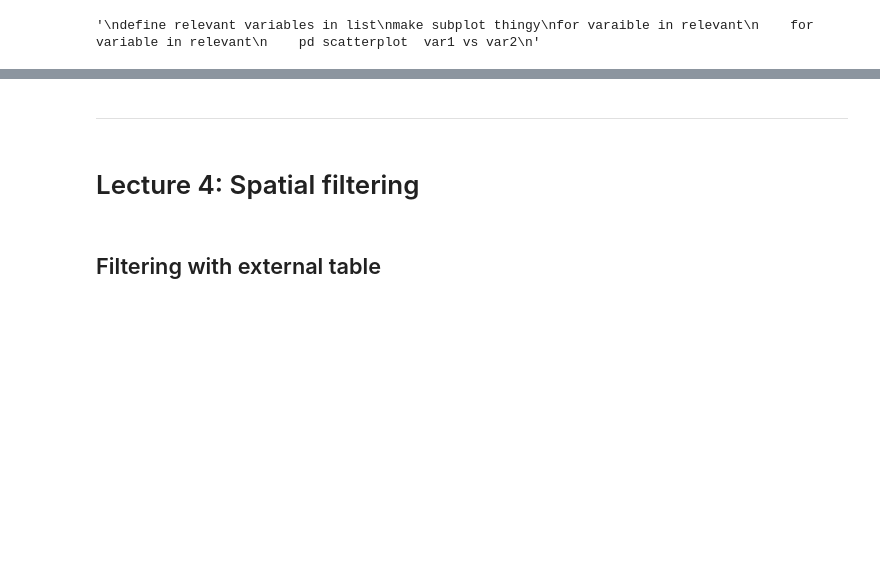
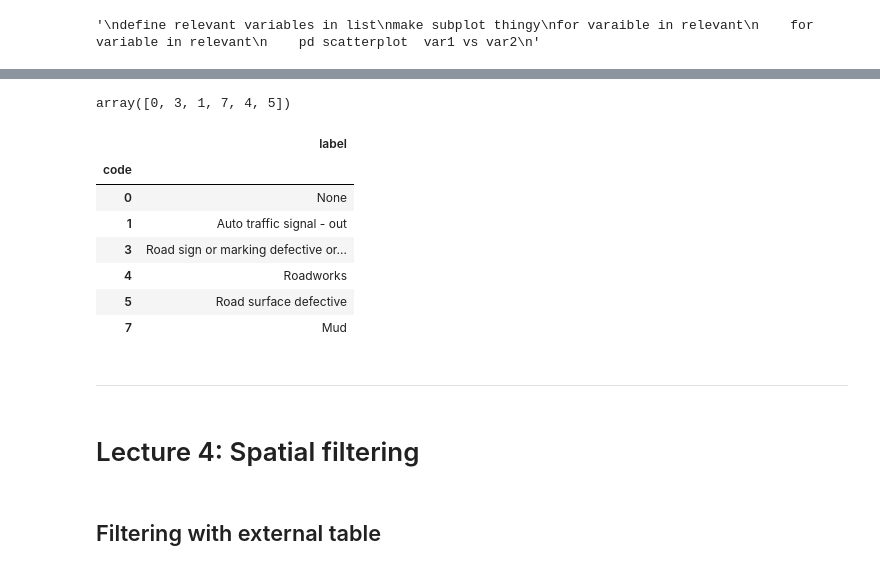
Before and after one commit to mszell/fyp2021p01lectures, a Jupyter notebook: notebooks/fyp2021p01lectures_draft.ipynb, the cells around one changed output, grey strips where cells are left out. Cells and saved outputs as stored; diff of their text form; code cells hidden in the pictures; blank space fills up the shorter version.

```diff
--- a/notebooks/fyp2021p01lectures_draft.ipynb
+++ b/notebooks/fyp2021p01lectures_draft.ipynb
@@ -916,3 +928,18 @@ DATA['accident']
+# %%
+pd.unique(DATA['accident']["Special_Conditions_at_Site"])
+# %% [output]
+array([0, 3, 1, 7, 4, 5])
+# %%
+get_unique_label_var_lookup(dataset=DATA['accident'], colname="Special_Conditions_at_Site")
+# %% [output]
+|  | label |
+| code |  |
+| 0 | None |
+| 1 | Auto traffic signal - out |
+| 3 | Road sign or marking defective or... |
+| 4 | Roadworks |
+| 5 | Road surface defective |
+| 7 | Mud |
 # %% [markdown]
 <hr>
 # %% [markdown]
```
Also changed, not shown: parts of 10 cells of this notebook.
